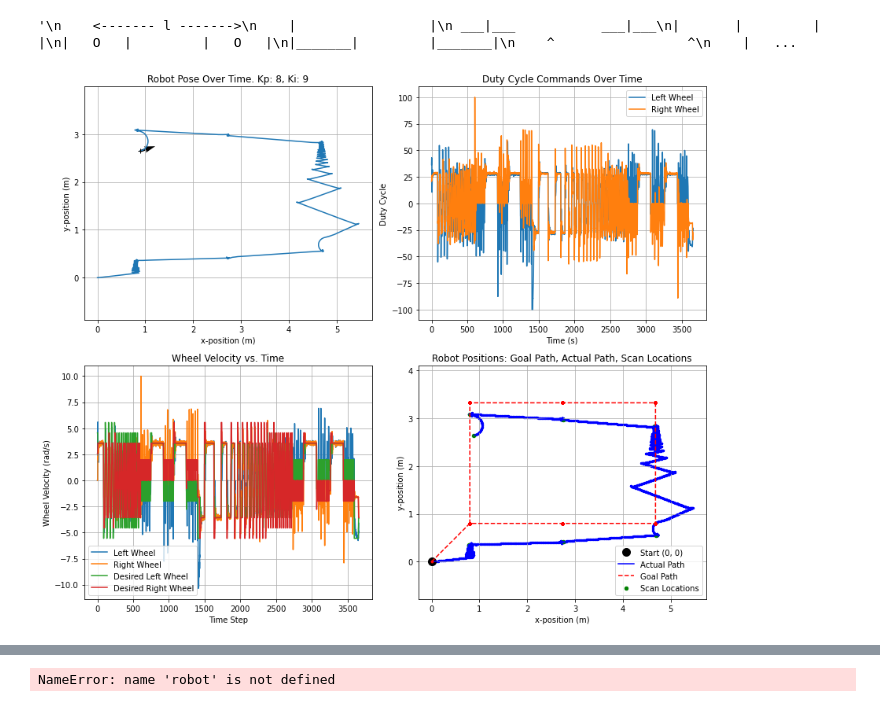
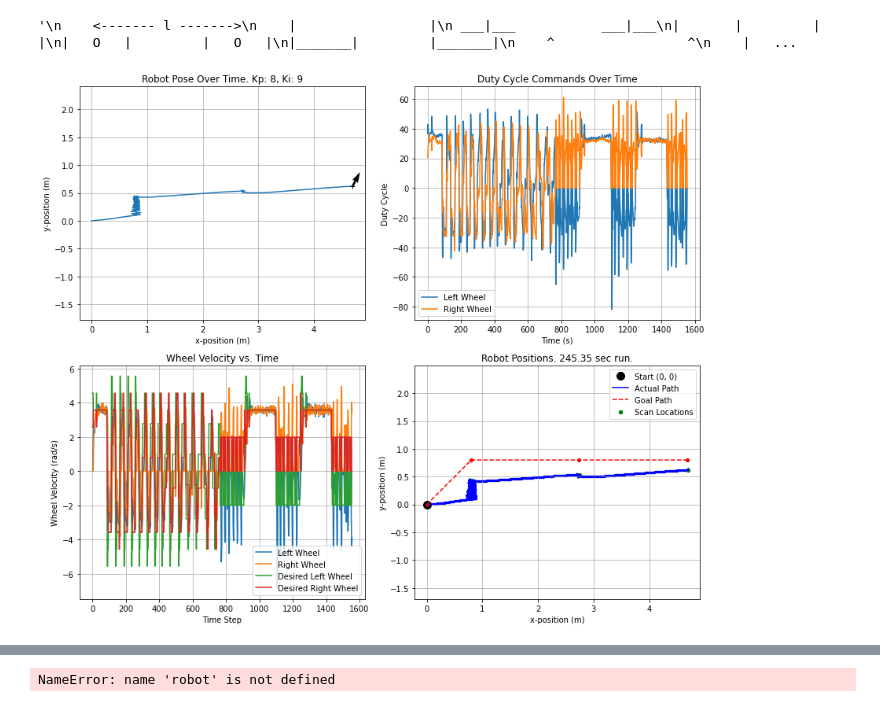
Before and after one commit to arshi9344/ECE4191-E5-tennibot, a Jupyter notebook: patricks_scratchspace/main_notebook_alt.ipynb, the cells around one changed output, grey strips where cells are left out. Cells and saved outputs as stored; diff of their text form; code cells hidden in the pictures.

```diff
--- a/patricks_scratchspace/main_notebook_alt.ipynb
+++ b/patricks_scratchspace/main_notebook_alt.ipynb
@@ -1407,29 +1407,29 @@ def update_plot(orchestrator, fig, axes):
 # %%
 orchestrator = Orchestrator()
 # %%
-# orchestrator.start()
+orchestrator.start()
 
 
 # Set up the plot
 %matplotlib inline
 plt.ion()  # Turn on interactive mode
 
 fig, axes = plt.subplots(2, 2, figsize=(12, 10))
 
 # Main loop for updating the plot
 try:
     while True:
         pass
 #         update_plot(orchestrator, fig, axes)
 #         time.sleep(3)  # Update plot every 3 seconds
 except KeyboardInterrupt:
     print("Stopping the simulation...")
 finally:
     orchestrator.stop()
     update_plot(orchestrator, fig, axes)
     plt.close(fig)
 # %% [output]
-[figure, old version]
+[figure, new version]
 # %%
 # To regenerate the plot in a nice way, run this cell:
 %matplotlib inline
```
Also changed, not shown: parts of 1 cell of this notebook, 2 other files.
